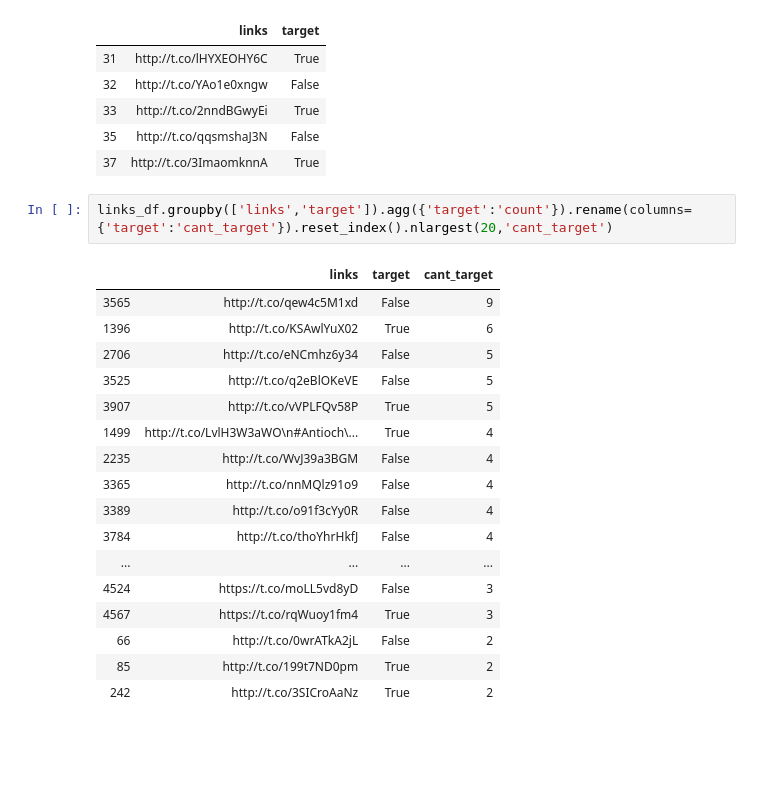
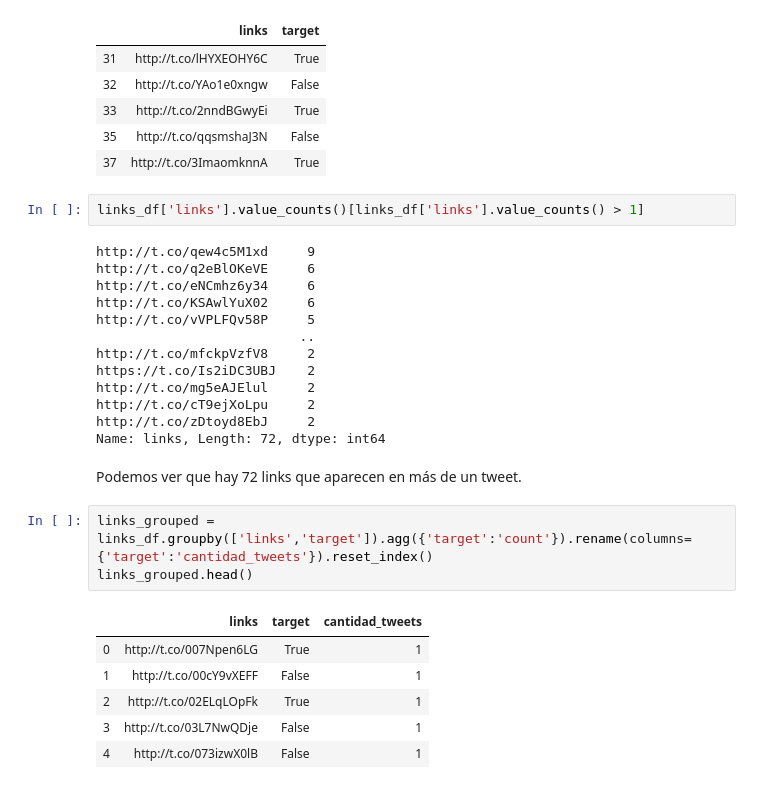
Before and after one commit to alepenaa94/TP1_Real_or_Not, a Jupyter notebook: TP1_Real_or_Not.ipynb, the cells around one changed output. Drawn from its saved outputs; the diff is of its cells as text; blank space fills up the shorter version.

Commit message:
Avanzo más análisis de links

```diff
--- a/TP1_Real_or_Not.ipynb
+++ b/TP1_Real_or_Not.ipynb
@@ -880,23 +880,30 @@ links_df.head()
 | 33 | http://t.co/2nndBGwyEi | True |
 | 35 | http://t.co/qqsmshaJ3N | False |
 | 37 | http://t.co/3ImaomknnA | True |
+# %%
+links_df['links'].value_counts()[links_df['links'].value_counts() > 1]
+# %% [output]
+http://t.co/qew4c5M1xd     9
+http://t.co/q2eBlOKeVE     6
+http://t.co/eNCmhz6y34     6
+http://t.co/KSAwlYuX02     6
+http://t.co/vVPLFQv58P     5
+                          ..
+http://t.co/mfckpVzfV8     2
+https://t.co/Is2iDC3UBJ    2
+http://t.co/mg5eAJElul     2
+http://t.co/cT9ejXoLpu     2
+http://t.co/zDtoyd8EbJ     2
+Name: links, Length: 72, dtype: int64
+# %% [markdown]
+Podemos ver que hay 72 links que aparecen en más de un tweet.
 # %%
-links_df.groupby(['links','target']).agg({'target':'count'}).rename(columns={'target':'cant_target'}).reset_index().nlargest(20,'cant_target')
+links_grouped = links_df.groupby(['links','target']).agg({'target':'count'}).rename(columns={'target':'cantidad_tweets'}).reset_index()
+links_grouped.head()
 # %% [output]
-|  | links | target | cant_target |
-| 3565 | http://t.co/qew4c5M1xd | False | 9 |
-| 1396 | http://t.co/KSAwlYuX02 | True | 6 |
-| 2706 | http://t.co/eNCmhz6y34 | False | 5 |
-| 3525 | http://t.co/q2eBlOKeVE | False | 5 |
-| 3907 | http://t.co/vVPLFQv58P | True | 5 |
-| 1499 | http://t.co/LvlH3W3aWO\n#Antioch\... | True | 4 |
-| 2235 | http://t.co/WvJ39a3BGM | False | 4 |
-| 3365 | http://t.co/nnMQlz91o9 | False | 4 |
-| 3389 | http://t.co/o91f3cYy0R | False | 4 |
-| 3784 | http://t.co/thoYhrHkfJ | False | 4 |
-| ... | ... | ... | ... |
-| 4524 | https://t.co/moLL5vd8yD | False | 3 |
-| 4567 | https://t.co/rqWuoy1fm4 | True | 3 |
-| 66 | http://t.co/0wrATkA2jL | False | 2 |
-| 85 | http://t.co/199t7ND0pm | True | 2 |
-| 242 | http://t.co/3SICroAaNz | True | 2 |
+|  | links | target | cantidad_tweets |
+| 0 | http://t.co/007Npen6LG | True | 1 |
+| 1 | http://t.co/00cY9vXEFF | False | 1 |
+| 2 | http://t.co/02ELqLOpFk | True | 1 |
+| 3 | http://t.co/03L7NwQDje | False | 1 |
+| 4 | http://t.co/073izwX0lB | False | 1 |
```
Also changed, not shown: parts of 17 cells of this notebook.
